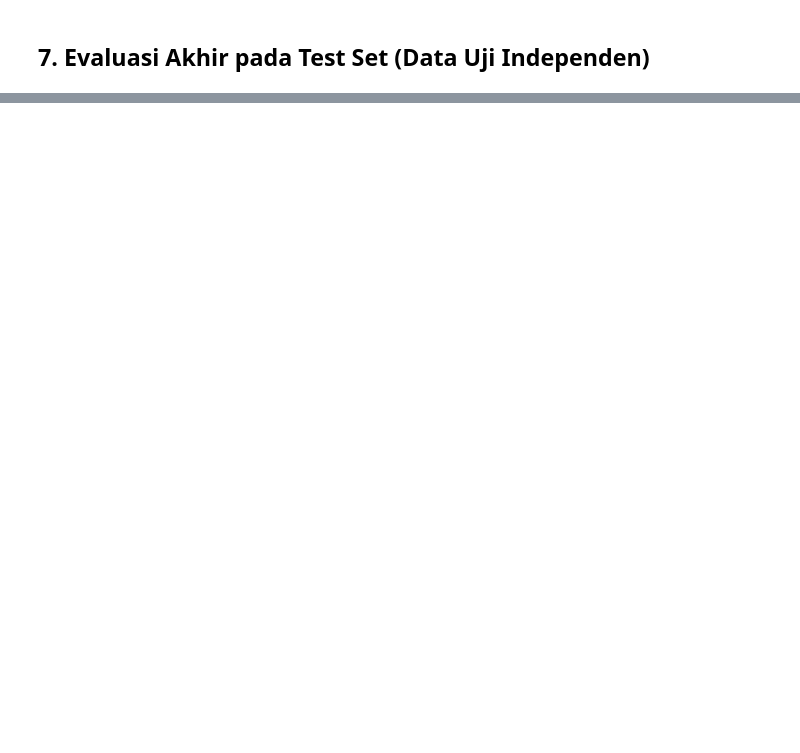
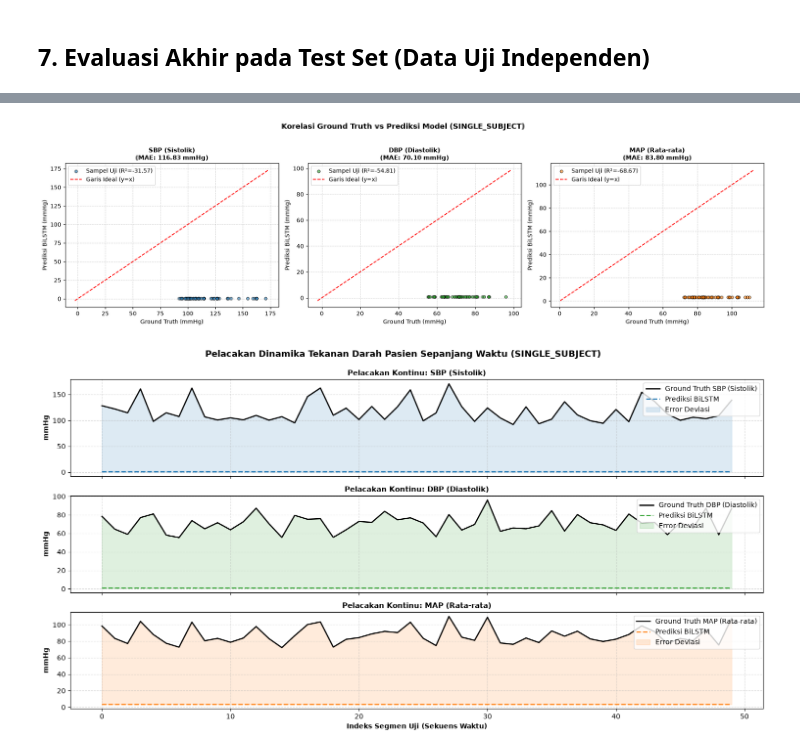
Before and after one commit to djakyharis/ecg-bp-estimation, a Jupyter notebook: notebooks/03_training_model_bilstm.ipynb, the cells around one changed output, grey strips where cells are left out. Drawn from its saved outputs; the diff is of its cells as text; code cells hidden in the pictures; blank space fills up the shorter version.

Commit message:
Major Changes feat: add deep learning architecture and visualize in depth deep learning architecture

```diff
--- a/notebooks/03_training_model_bilstm.ipynb
+++ b/notebooks/03_training_model_bilstm.ipynb
@@ -65,9 +98,10 @@ print(f"Total epoch siap latih: {len(dataset):,} sampel (10 detik @ 125 Hz)")
 # %% [markdown]
 ## 3. Pembagian Dataset (Train, Validation, Test)
 # %%
-# Hyperparameter Pelatihan — Disesuaikan dengan Paper Acuan Fan et al. (2021)
-# Fan et al. (2021, Sensors): Mini-batch size = 128, Initial LR = 0.0008
-BATCH_SIZE = 128  # Sesuai Fan et al. (2021)
+# Hyperparameter Pelatihan
+# Jika 1 subjek (500 sampel), gunakan batch_size=32 agar ada ~12 update gradien per epoch.
+# Jika full dataset, gunakan batch_size=128 sesuai Fan et al. (2021).
+BATCH_SIZE = 32 if MODE_EKSPERIMEN == 'single_subject' else 128
 SEED = 42
 
 total_len = len(dataset)
@@ -84,7 +118,7 @@ train_loader = DataLoader(train_set, batch_size=BATCH_SIZE, shuffle=True, drop_l
 val_loader = DataLoader(val_set, batch_size=BATCH_SIZE, shuffle=False)
 test_loader = DataLoader(test_set, batch_size=BATCH_SIZE, shuffle=False)
 
-print(f"Data Split (Batch Size = {BATCH_SIZE} sesuai Fan et al., 2021):")
-print(f" - Train Set : {len(train_set):,} epoch ({len(train_loader)} batches)")
-print(f" - Val Set   : {len(val_set):,} epoch ({len(val_loader)} batches)")
-print(f" - Test Set  : {len(test_set):,} epoch ({len(test_loader)} batches)")
+print(f"Data Split ({MODE_EKSPERIMEN.upper()} | Batch Size = {BATCH_SIZE}):")
+print(f" - Train Set : {len(train_set):,} sampel ({len(train_loader)} batches per epoch)")
+print(f" - Val Set   : {len(val_set):,} sampel ({len(val_loader)} batches)")
+print(f" - Test Set  : {len(test_set):,} sampel ({len(test_loader)} batches)")
@@ -260,35 +463,58 @@ with torch.no_grad():
 all_preds = np.concatenate(all_preds, axis=0)
 all_trues = np.concatenate(all_trues, axis=0)
 
-sbp_err = np.abs(all_preds[:, 0] - all_trues[:, 0])
-dbp_err = np.abs(all_preds[:, 1] - all_trues[:, 1])
-map_err = np.abs(all_preds[:, 2] - all_trues[:, 2])
+# 1. Perhitungan Metrik Klinis: MAE, Std Error, dan R^2 Score
+def calc_r2(y_true, y_pred):
+    ss_res = np.sum((y_true - y_pred) ** 2)
+    ss_tot = np.sum((y_true - np.mean(y_true)) ** 2)
+    return 1.0 - (ss_res / (ss_tot + 1e-8))
 
-print("=" * 60)
-print("  HASIL EVALUASI MODEL PADA TEST SET:")
-print(f"  - SBP MAE : {np.mean(sbp_err):.2f} +/- {np.std(sbp_err):.2f} mmHg")
-print(f"  - DBP MAE : {np.mean(dbp_err):.2f} +/- {np.std(dbp_err):.2f} mmHg")
-print(f"  - MAP MAE : {np.mean(map_err):.2f} +/- {np.std(map_err):.2f} mmHg")
-print("=" * 60)
-
-# Scatter plot Prediksi vs Ground Truth
-fig, axes = plt.subplots(1, 3, figsize=(18, 5))
-targets_names = ['SBP', 'DBP', 'MAP']
+targets_names = ['SBP (Sistolik)', 'DBP (Diastolik)', 'MAP (Rata-rata)']
 colors = ['#1f77b4', '#2ca02c', '#ff7f0e']
 
+print(f"\n{'='*70}")
+print(f"  HASIL EVALUASI TEST SET ({MODE_EKSPERIMEN.upper()} - {len(all_preds)} SAMPEL UJI):")
+print(f"{'='*70}")
+for i, name in enumerate(targets_names):
+    err = np.abs(all_preds[:, i] - all_trues[:, i])
+    r2 = calc_r2(all_trues[:, i], all_preds[:, i])
+    r_corr = np.corrcoef(all_trues[:, i], all_preds[:, i])[0, 1]
+    print(f"  - {name:<17} : MAE = {np.mean(err):.2f} +/- {np.std(err):.2f} mmHg | R^2 = {r2:.3f} | Pearson r = {r_corr:.3f}")
+print(f"{'='*70}")
+
+# 2. Scatter Plot Korelasi: Prediksi vs Ground Truth
+fig, axes = plt.subplots(1, 3, figsize=(18, 5))
 for i in range(3):
     ax = axes[i]
     y_t = all_trues[:, i]
     y_p = all_preds[:, i]
-    ax.scatter(y_t, y_p, alpha=0.3, color=colors[i], s=12)
-    min_val = min(np.min(y_t), np.min(y_p)) - 5
-    max_val = max(np.max(y_t), np.max(y_p)) + 5
+    r2 = calc_r2(y_t, y_p)
+    ax.scatter(y_t, y_p, alpha=0.6, color=colors[i], edgecolors='k', s=25, label=f'Sampel Uji (R²={r2:.2f})')
+    min_val = min(np.min(y_t), np.min(y_p)) - 3
+    max_val = max(np.max(y_t), np.max(y_p)) + 3
     ax.plot([min_val, max_val], [min_val, max_val], 'r--', lw=1.5, label='Garis Ideal (y=x)')
-    ax.set_title(f"Korelasi {targets_names[i]}: Ground Truth vs Prediksi", fontsize=11, fontweight='bold')
-    ax.set_xlabel(f"{targets_names[i]} Ground Truth (mmHg)")
-    ax.set_ylabel(f"{targets_names[i]} Prediksi Model (mmHg)")
+    ax.set_title(f"{targets_names[i]}\n(MAE: {np.mean(np.abs(y_t - y_p)):.2f} mmHg)", fontsize=11, fontweight='bold')
+    ax.set_xlabel("Ground Truth (mmHg)"); ax.set_ylabel("Prediksi BiLSTM (mmHg)")
     ax.legend(); ax.grid(True, linestyle='--', alpha=0.5)
 
-plt.suptitle("Evaluasi Prediksi Model Multi-Task BiLSTM pada Data Uji", fontsize=13, fontweight='bold', y=1.02)
+plt.suptitle(f"Korelasi Ground Truth vs Prediksi Model ({MODE_EKSPERIMEN.upper()})", fontsize=13, fontweight='bold', y=1.02)
 plt.tight_layout()
 plt.show()
+
+# 3. Grafik Pelacakan Kontinu (Time-Series Tracking): Ground Truth vs Prediksi
+fig, axes = plt.subplots(3, 1, figsize=(15, 8), sharex=True)
+time_idx = np.arange(len(all_preds))
+for i in range(3):
+    ax = axes[i]
+    ax.plot(time_idx, all_trues[:, i], 'k-', lw=1.8, label=f'Ground Truth {targets_names[i]}')
+    ax.plot(time_idx, all_preds[:, i], '--', color=colors[i], lw=1.8, label=f'Prediksi BiLSTM')
+    ax.fill_between(time_idx, all_trues[:, i], all_preds[:, i], color=colors[i], alpha=0.15, label='Error Deviasi')
+    ax.set_ylabel("mmHg", fontsize=10, fontweight='bold')
+    ax.set_title(f"Pelacakan Kontinu: {targets_names[i]}", fontsize=11, fontweight='bold')
+    ax.legend(loc='upper right'); ax.grid(True, linestyle='--', alpha=0.5)
+
+axes[-1].set_xlabel("Indeks Segmen Uji (Sekuens Waktu)", fontsize=10, fontweight='bold')
+plt.suptitle(f"Pelacakan Dinamika Tekanan Darah Pasien Sepanjang Waktu ({MODE_EKSPERIMEN.upper()})", fontsize=13, fontweight='bold', y=0.99)
+plt.tight_layout()
+plt.show()
+# %% [output]
@@ -294,0 +528,2 @@ plt.show()
+[figure, added]
+[figure, added]
```
Also changed, not shown: parts of 12 cells of this notebook, 8 other files.
